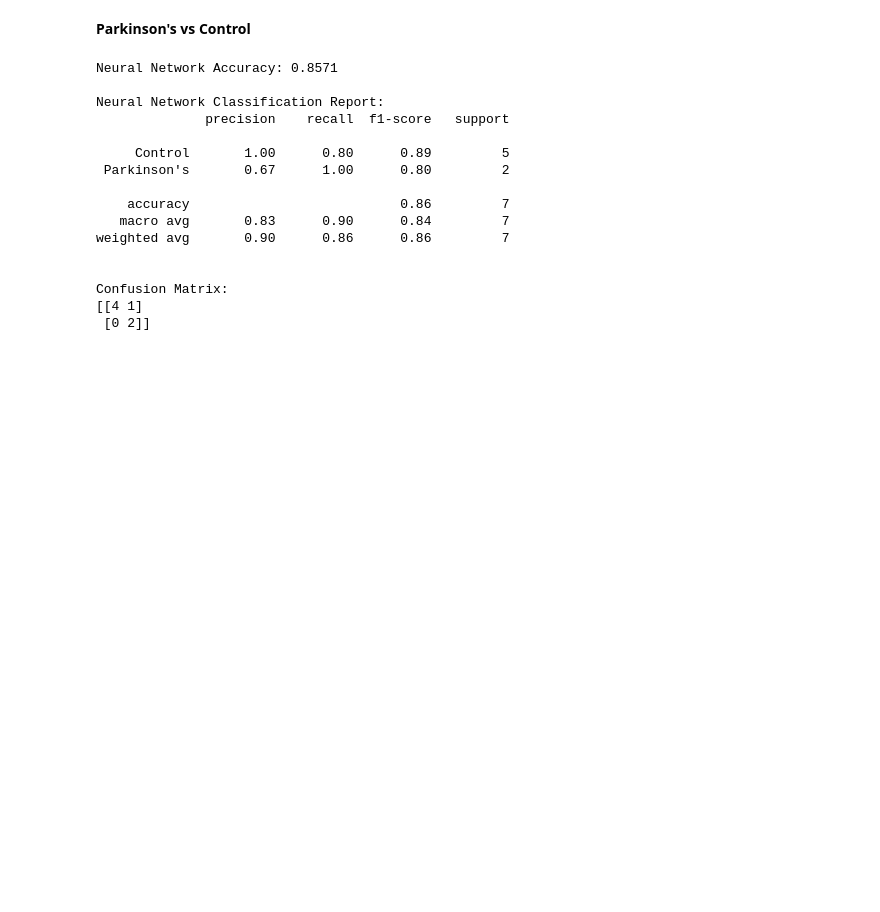
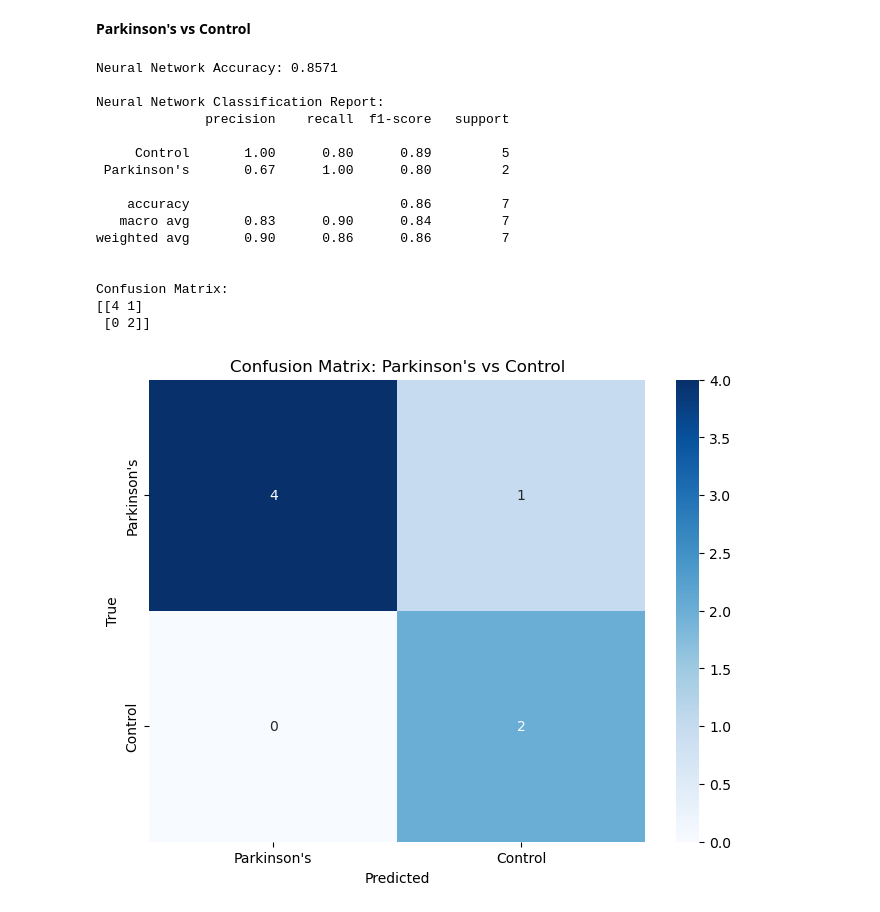
Before and after one commit to mailythompson/BME3053C_Final_Project, a Jupyter notebook: final_project_code.ipynb, the cells around one changed output. Saved outputs shown, nothing was run; the diff lists cells and outputs as text; code cells hidden in the pictures; blank space fills up the shorter version.

```diff
--- a/final_project_code.ipynb
+++ b/final_project_code.ipynb
@@ -684,30 +700,32 @@ nn_model.fit(X_train_scaled, y_train)
 # Make predictions
 nn_predictions = nn_model.predict(X_test_scaled)
 
 # Calculate and print accuracy
 nn_accuracy = accuracy_score(y_test, nn_predictions)
 print(f"Neural Network Accuracy: {nn_accuracy:.4f}")
 
 print("\nNeural Network Classification Report:")
 print(classification_report(y_test, nn_predictions))
 
 nn_cm = confusion_matrix(y_test, nn_predictions)
 print("\nConfusion Matrix:")
 print(nn_cm)
+plot_confusion_matrix(nn_cm, ['Parkinson\'s', 'Control'], title='Confusion Matrix: Parkinson\'s vs Control')
 # %% [output]
 Neural Network Accuracy: 0.8571
 
 Neural Network Classification Report:
               precision    recall  f1-score   support
 
      Control       1.00      0.80      0.89         5
  Parkinson's       0.67      1.00      0.80         2
 
     accuracy                           0.86         7
    macro avg       0.83      0.90      0.84         7
 weighted avg       0.90      0.86      0.86         7
 
 
 Confusion Matrix:
 [[4 1]
  [0 2]]
+[figure, added]
```
Also changed, not shown: parts of 3 cells of this notebook.
